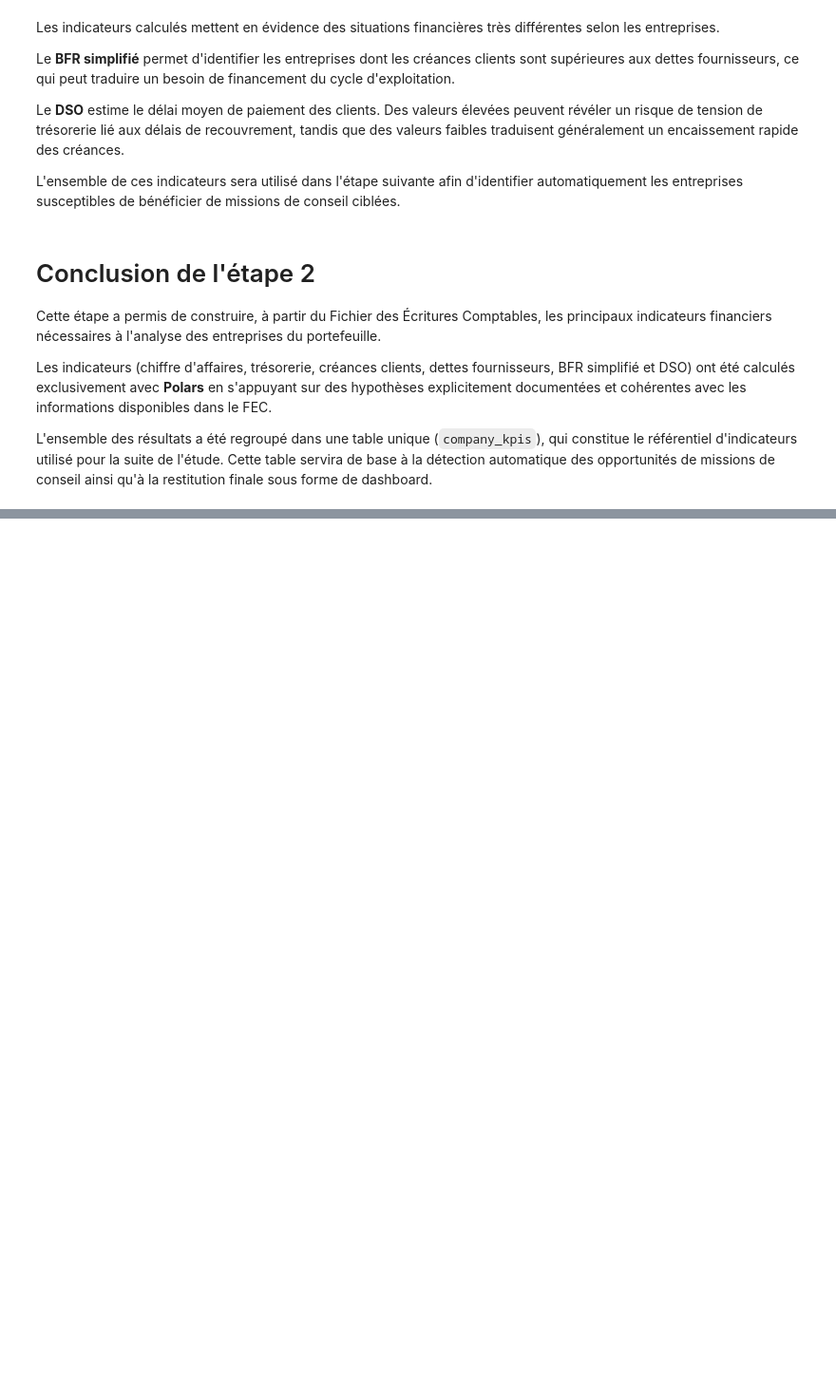
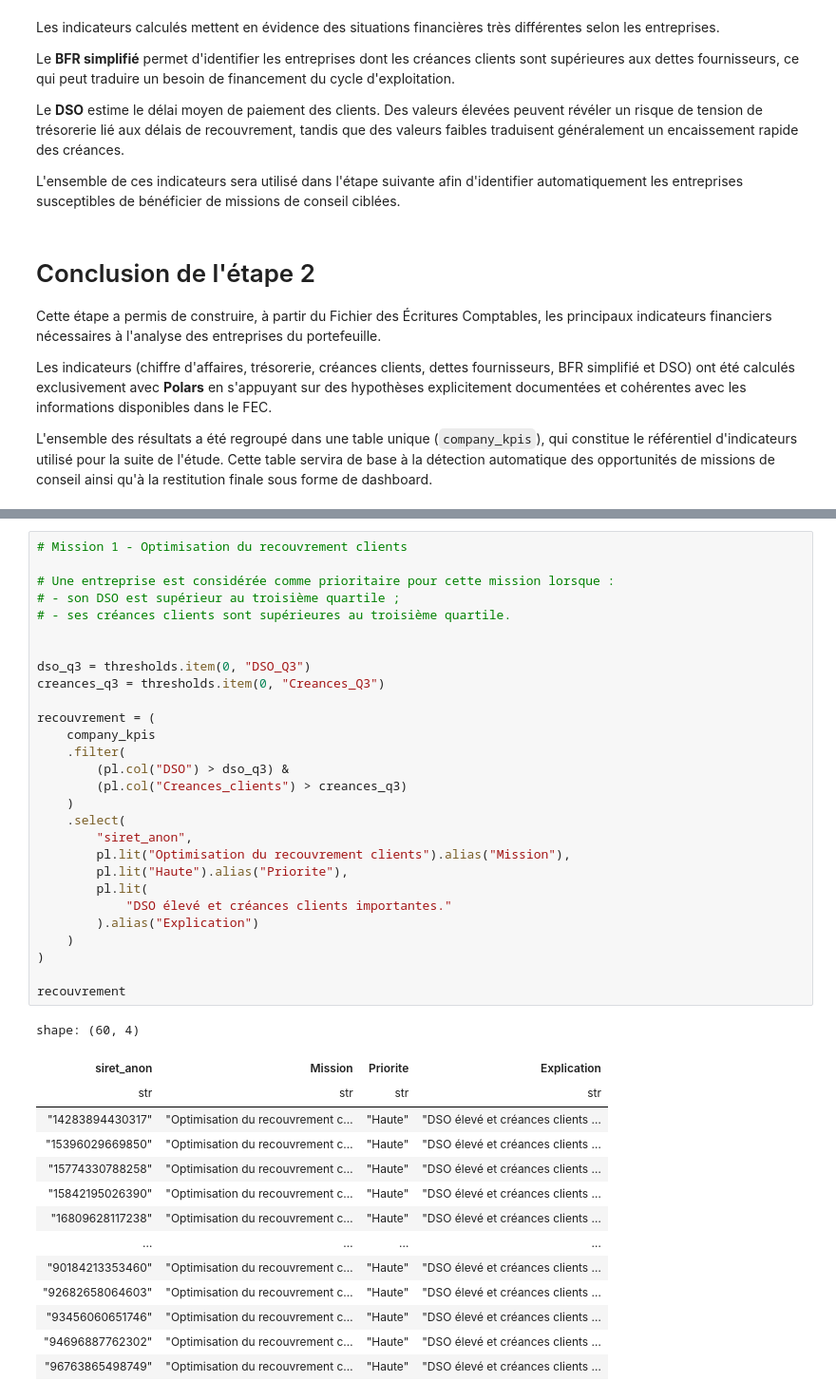
Before and after one commit to Magatte805/Test_data_Numeris, a Jupyter notebook: Notebooks/Analyse.ipynb, the cells around one changed output, grey strips where cells are left out. Shown at 95% size. Cells and saved outputs as stored; diff of their text form; blank space fills up the shorter version.

Commit message:
Étape 3 : identification des opportunités de missions

```diff
--- a/Notebooks/Analyse.ipynb
+++ b/Notebooks/Analyse.ipynb
@@ -1167,0 +1256,43 @@ L'ensemble des résultats a été regroupé dans une table unique (`company_kpis
+# %%
+# Mission 1 - Optimisation du recouvrement clients
+
+# Une entreprise est considérée comme prioritaire pour cette mission lorsque :
+# - son DSO est supérieur au troisième quartile ;
+# - ses créances clients sont supérieures au troisième quartile.
+
+
+dso_q3 = thresholds.item(0, "DSO_Q3")
+creances_q3 = thresholds.item(0, "Creances_Q3")
+
+recouvrement = (
+    company_kpis
+    .filter(
+        (pl.col("DSO") > dso_q3) &
+        (pl.col("Creances_clients") > creances_q3)
+    )
+    .select(
+        "siret_anon",
+        pl.lit("Optimisation du recouvrement clients").alias("Mission"),
+        pl.lit("Haute").alias("Priorite"),
+        pl.lit(
+            "DSO élevé et créances clients importantes."
+        ).alias("Explication")
+    )
+)
+
+recouvrement
+# %% [output]
+shape: (60, 4)
+| siret_anon | Mission | Priorite | Explication |
+| str | str | str | str |
+| "14283894430317" | "Optimisation du recouvrement c… | "Haute" | "DSO élevé et créances clients … |
+| "15396029669850" | "Optimisation du recouvrement c… | "Haute" | "DSO élevé et créances clients … |
+| "15774330788258" | "Optimisation du recouvrement c… | "Haute" | "DSO élevé et créances clients … |
+| "15842195026390" | "Optimisation du recouvrement c… | "Haute" | "DSO élevé et créances clients … |
+| "16809628117238" | "Optimisation du recouvrement c… | "Haute" | "DSO élevé et créances clients … |
+| … | … | … | … |
+| "90184213353460" | "Optimisation du recouvrement c… | "Haute" | "DSO élevé et créances clients … |
+| "92682658064603" | "Optimisation du recouvrement c… | "Haute" | "DSO élevé et créances clients … |
+| "93456060651746" | "Optimisation du recouvrement c… | "Haute" | "DSO élevé et créances clients … |
+| "94696887762302" | "Optimisation du recouvrement c… | "Haute" | "DSO élevé et créances clients … |
+| "96763865498749" | "Optimisation du recouvrement c… | "Haute" | "DSO élevé et créances clients … |
```
Also changed, not shown: parts of 19 cells of this notebook.
